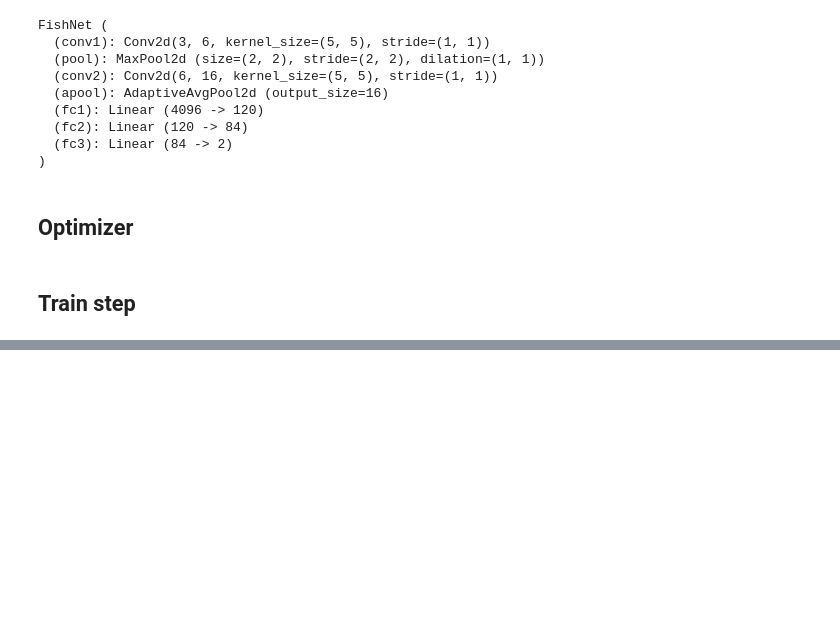
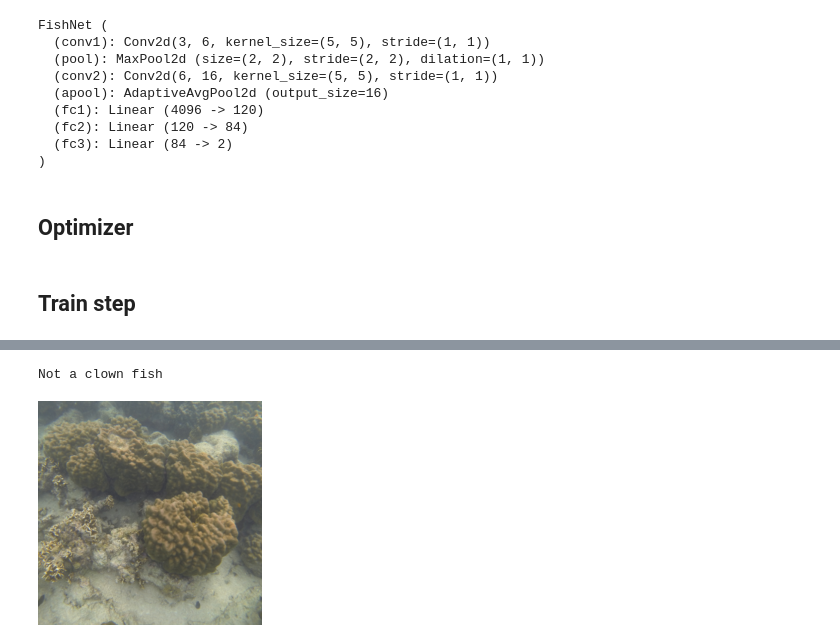
Before and after one commit to AlexBella365/FishNet, a Jupyter notebook: FishNet.ipynb, the cells around one changed output, grey strips where cells are left out. Saved outputs shown, nothing was run; the diff lists cells and outputs as text; code cells hidden in the pictures; blank space fills up the shorter version.

```diff
--- a/FishNet.ipynb
+++ b/FishNet.ipynb
@@ -267,3 +271,8 @@ plt.show()
+# %%
+RESULT = {
+    0:'Clown Fish',
+    1:'Not a clown fish'
+}
 # %%
 errors = 0
 for i, data in enumerate(testset):
@@ -280,0 +289,6 @@ Variable containing:
+# %%
+print(RESULT[y.data[0]])
+transforms.ToPILImage()(inputs[0].data)
+# %% [output]
+Not a clown fish
+[figure, added]
```
Also changed, not shown: parts of 5 cells of this notebook.
